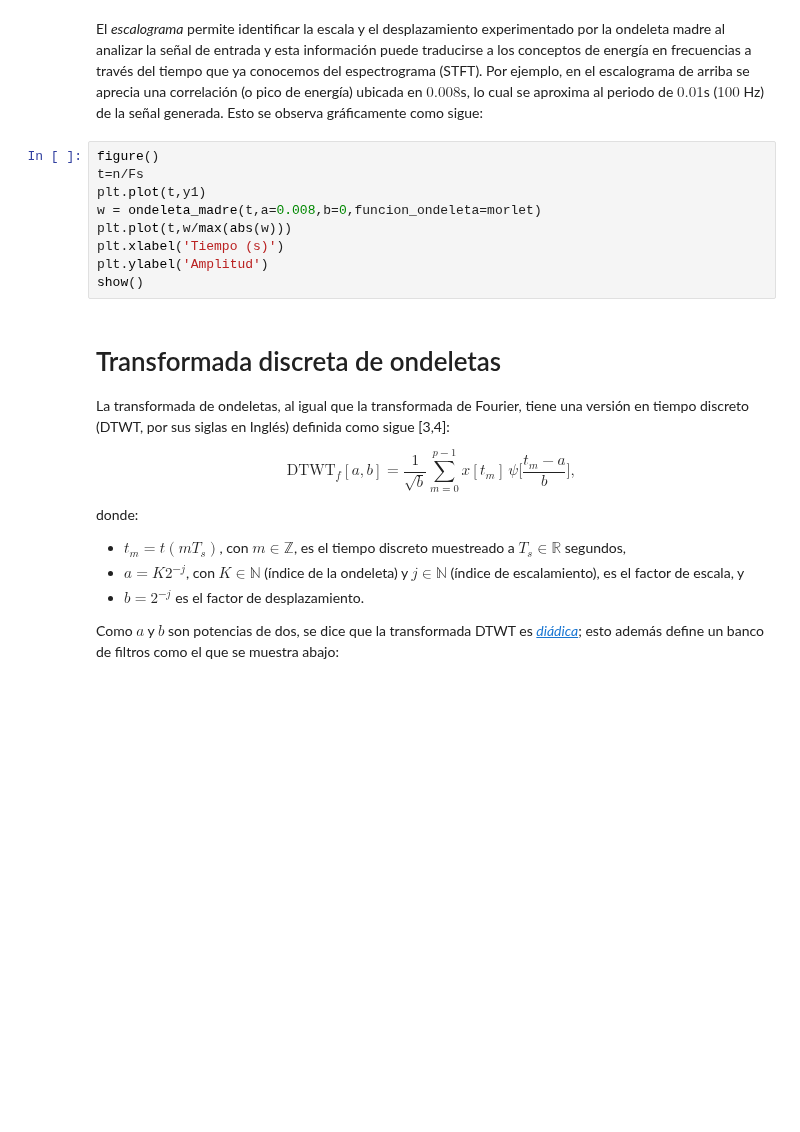
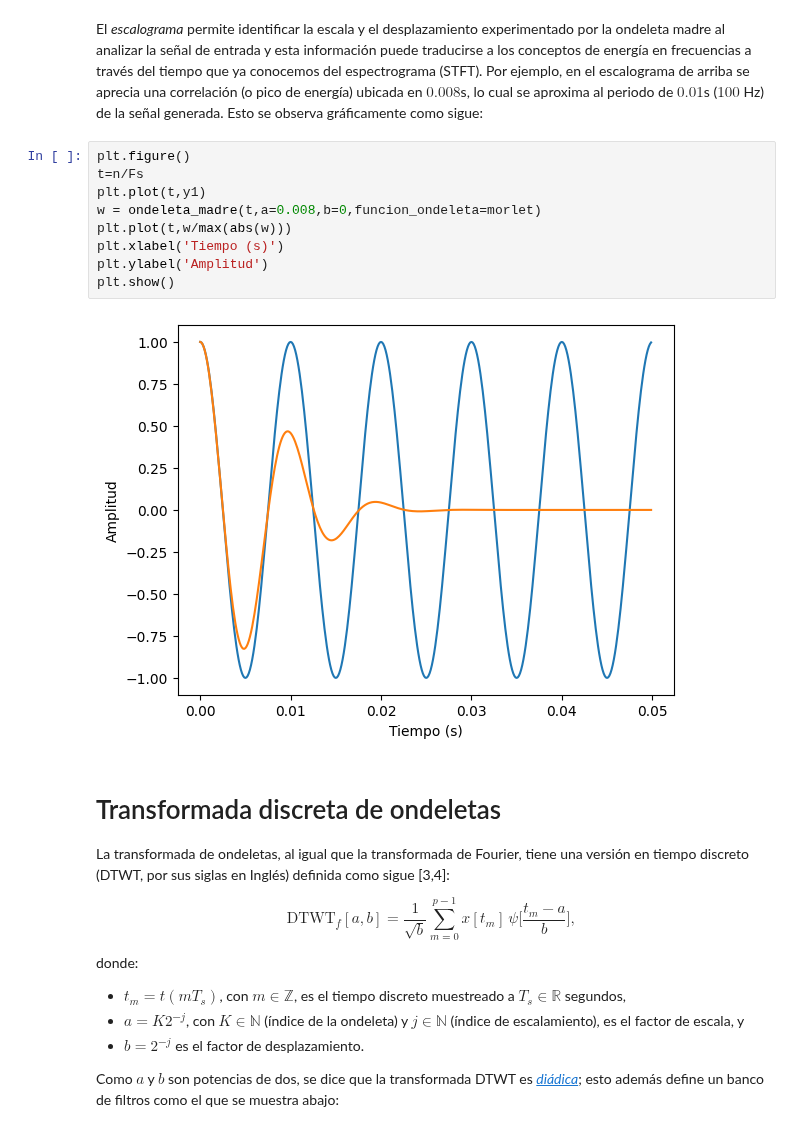
Before and after one commit to juanfonsecasolis/juanfonsecasolis.github.io, a Jupyter notebook: blog/ipynb/JFonseca.wavelets.ipynb, the cells around one changed output. Saved outputs shown, nothing was run; the diff lists cells and outputs as text; blank space fills up the shorter version.

```diff
--- a/blog/ipynb/JFonseca.wavelets.ipynb
+++ b/blog/ipynb/JFonseca.wavelets.ipynb
@@ -110,14 +110,16 @@ Duracion: 0.050 s
 # %% [markdown]
 El _escalograma_ permite identificar la escala y el desplazamiento experimentado por la ondeleta madre al analizar la señal de entrada y esta información puede traducirse a los conceptos de energía en frecuencias a través del tiempo que ya conocemos del espectrograma (STFT). Por ejemplo, en el escalograma de arriba se aprecia una correlación (o pico de energía) ubicada en $0.008$s, lo cual se aproxima al periodo de $0.01$s ($100$ Hz) de la señal generada. Esto se observa gráficamente como sigue:
 # %%
-figure()
+plt.figure()
 t=n/Fs
 plt.plot(t,y1)
 w = ondeleta_madre(t,a=0.008,b=0,funcion_ondeleta=morlet)
 plt.plot(t,w/max(abs(w)))
 plt.xlabel('Tiempo (s)')
 plt.ylabel('Amplitud')
-show()
+plt.show()
+# %% [output]
+[figure, added]
 # %% [markdown]
 # Transformada discreta de ondeletas
 
```
Also changed, not shown: parts of 5 cells of this notebook, 5 other files.
